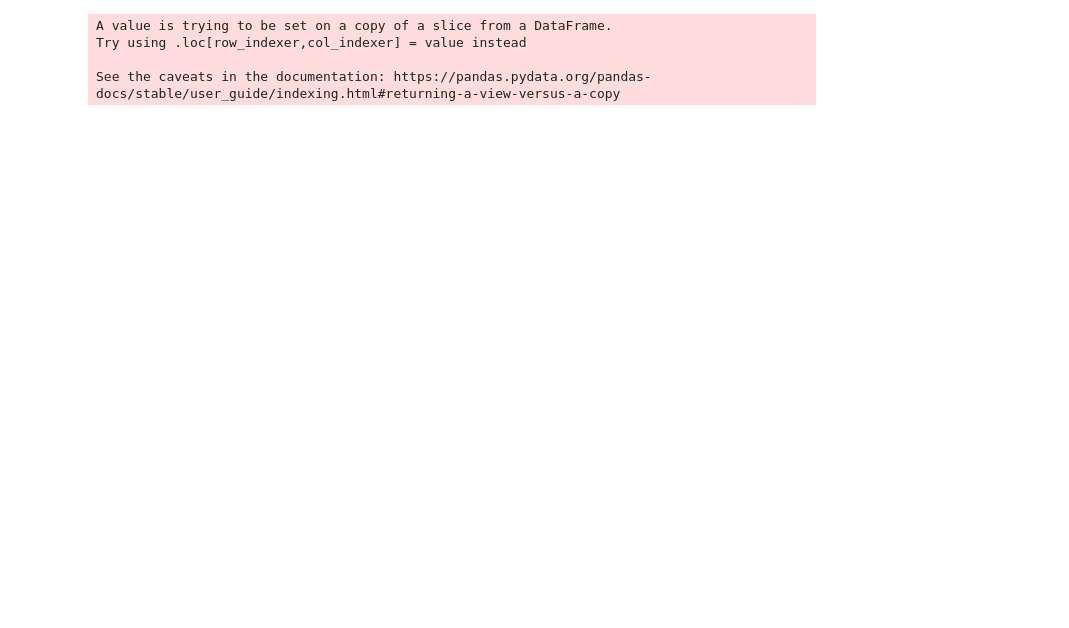
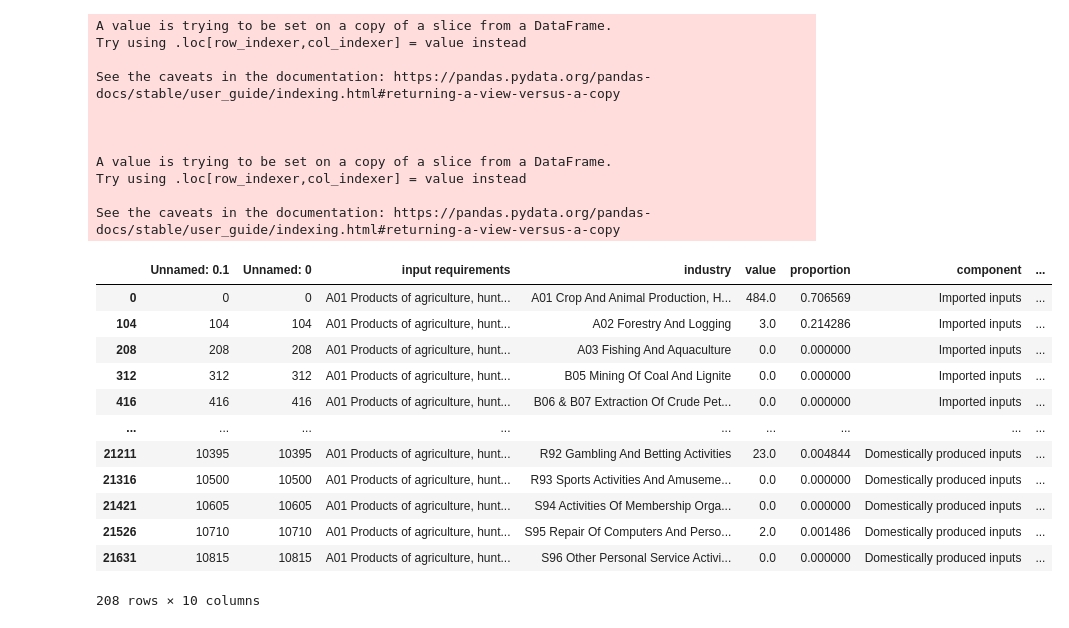
Before and after one commit to banksad/supply_chain_app, a Jupyter notebook: data/analysis.ipynb, the cells around one changed output. Drawn from its saved outputs; the diff is of its cells as text; code cells hidden in the pictures; blank space fills up the shorter version.

```diff
--- a/data/analysis.ipynb
+++ b/data/analysis.ipynb
@@ -19,10 +19,33 @@ combined_product = 'Coal and lignite'
 # %%
-combined_subset = combined[combined['output product']==combined_product]
+combined_subset = combined[combined['input requirements']==combined_product]
 
-combined_subset['input_product_trun'] = combined_subset['input product'].apply(lambda x: x[:20]+'...')
+combined_subset['input_product_trun'] = combined_subset['input requirements'].apply(lambda x: x[:20]+'...')
+combined_subset['industry_trun'] = combined_subset['industry'].apply(lambda x: x[:20]+'...')
+
+combined_subset
 # %% [output]
 A value is trying to be set on a copy of a slice from a DataFrame.
 Try using .loc[row_indexer,col_indexer] = value instead
 
 See the caveats in the documentation: https://pandas.pydata.org/pandas-docs/stable/user_guide/indexing.html#returning-a-view-versus-a-copy
+
+
+
+A value is trying to be set on a copy of a slice from a DataFrame.
+Try using .loc[row_indexer,col_indexer] = value instead
+
+See the caveats in the documentation: https://pandas.pydata.org/pandas-docs/stable/user_guide/indexing.html#returning-a-view-versus-a-copy
+|  | Unnamed: 0.1 | Unnamed: 0 | input requirements | industry | value | proportion | component | ... |
+| 0 | 0 | 0 | A01 Products of agriculture, hunt... | A01 Crop And Animal Production, H... | 484.0 | 0.706569 | Imported inputs | ... |
+| 104 | 104 | 104 | A01 Products of agriculture, hunt... | A02 Forestry And Logging | 3.0 | 0.214286 | Imported inputs | ... |
+| 208 | 208 | 208 | A01 Products of agriculture, hunt... | A03 Fishing And Aquaculture | 0.0 | 0.000000 | Imported inputs | ... |
+| 312 | 312 | 312 | A01 Products of agriculture, hunt... | B05 Mining Of Coal And Lignite | 0.0 | 0.000000 | Imported inputs | ... |
+| 416 | 416 | 416 | A01 Products of agriculture, hunt... | B06 & B07 Extraction Of Crude Pet... | 0.0 | 0.000000 | Imported inputs | ... |
+| ... | ... | ... | ... | ... | ... | ... | ... | ... |
+| 21211 | 10395 | 10395 | A01 Products of agriculture, hunt... | R92 Gambling And Betting Activities | 23.0 | 0.004844 | Domestically produced inputs | ... |
+| 21316 | 10500 | 10500 | A01 Products of agriculture, hunt... | R93 Sports Activities And Amuseme... | 0.0 | 0.000000 | Domestically produced inputs | ... |
+| 21421 | 10605 | 10605 | A01 Products of agriculture, hunt... | S94 Activities Of Membership Orga... | 0.0 | 0.000000 | Domestically produced inputs | ... |
+| 21526 | 10710 | 10710 | A01 Products of agriculture, hunt... | S95 Repair Of Computers And Perso... | 2.0 | 0.001486 | Domestically produced inputs | ... |
+| 21631 | 10815 | 10815 | A01 Products of agriculture, hunt... | S96 Other Personal Service Activi... | 0.0 | 0.000000 | Domestically produced inputs | ... |
+208 rows × 10 columns
 # %%
```
Also changed, not shown: parts of 7 cells of this notebook, 1 other file.
